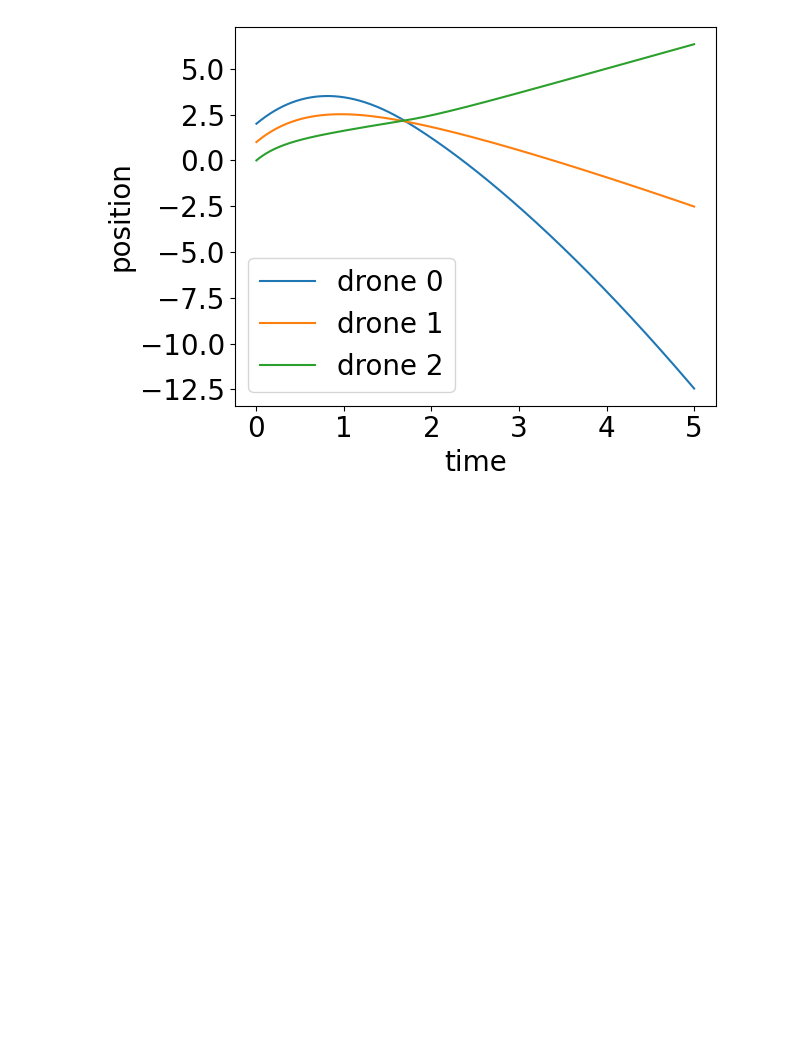
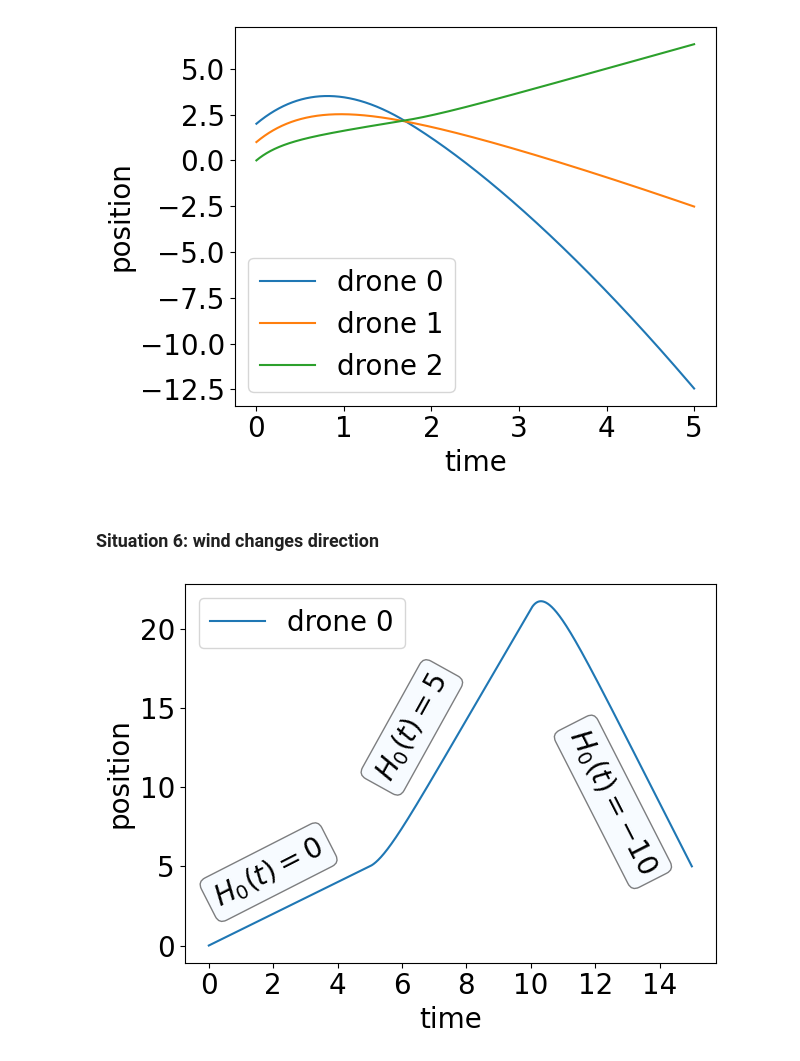
Before and after one commit to BDomzal/drones, a Jupyter notebook: simulations_in_paper.ipynb, the cells around one changed output. Saved outputs shown, nothing was run; the diff lists cells and outputs as text; code cells hidden in the pictures; blank space fills up the shorter version.

```diff
--- a/simulations_in_paper.ipynb
+++ b/simulations_in_paper.ipynb
@@ -471,3 +497,46 @@ plt.savefig(results_path + 'neg_vel2.png', dpi=400)
 # %%
 # import visualisations
 # visualisations.visualise(t, v, filename='wind3',drone_height=[1,2,3],drone_radius=[0.4,0.4,0.4],heightmax=5)
+# %% [markdown]
+### Situation 6: wind changes direction
+# %%
+A = np.array([2])
+opt = np.array([1])
+kap = 10
+K=np.array([1])
+om = 10
+change_time=[5, 10]
+wind_force=[0, 5, -10]
+m = np.array([1])
+wrapped = partial(simulations.discontinuous_wind, change_time=change_time, wind_force=wind_force)
+d = partial(simulations.derivative_with_wind,A=A,optimal_velocity=opt,kappa=kap,K=K,omega=om, model=simulations.model3, wind_function=wrapped, m=m)
+# %%
+t, v = simulations.euler(initial_time=0, end_time=15, number_of_points=1000000, initial_value=np.array([0,1]), derivative=d)
+# %%
+plt.plot(t, v[:,0], label = 'drone ' + str(0))
+plt.xlabel("time",fontsize=20)
+plt.ylabel("position",fontsize=20)
+plt.xticks(fontsize=20)
+plt.yticks(fontsize=20)
+plt.legend(fontsize=20)
+
+
+text1 = '$H_0(t)=0$'
+text2 = '$H_0(t)=5$'
+text3 = '$H_0(t)=-10$'
+
+
+props = dict(boxstyle='round', facecolor='aliceblue', alpha=0.5)
+
+# place a text box in upper left in axes coords
+plt.text(0, 7.2, text1, fontsize=20,
+        verticalalignment='top', bbox=props, rotation=27)
+plt.text(5, 17.5, text2, fontsize=20,
+        verticalalignment='top', bbox=props, rotation=61)
+plt.text(11, 14, text3, fontsize=20,
+        verticalalignment='top', bbox=props, rotation=-63)
+
+plt.tight_layout()
+plt.savefig(results_path + 'neg_vel3.png', dpi=400)
+# %% [output]
+[figure, added]
```
Also changed, not shown: parts of 5 cells of this notebook, 2 other files.
